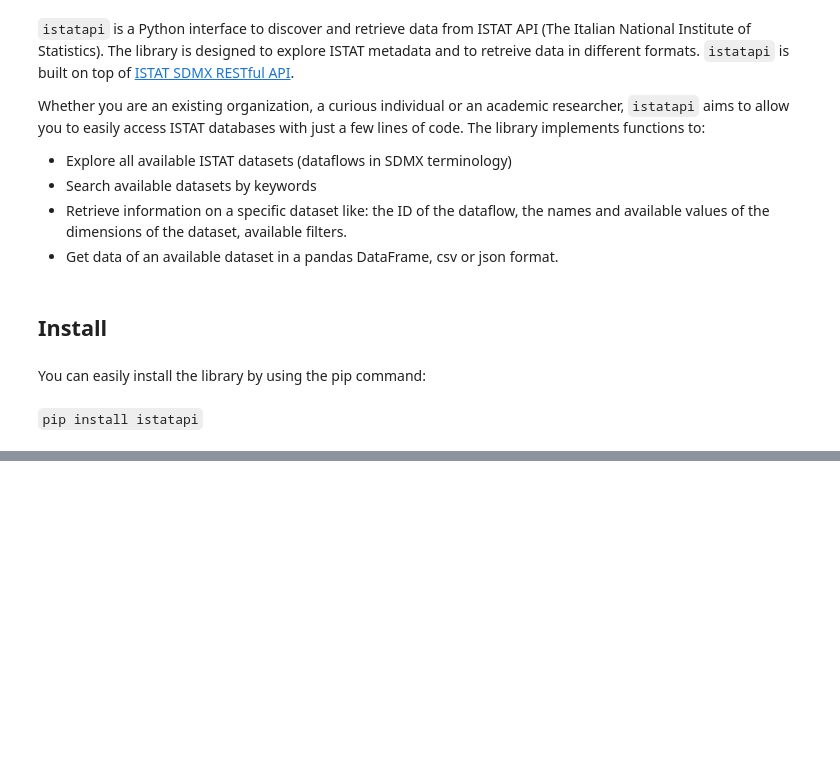
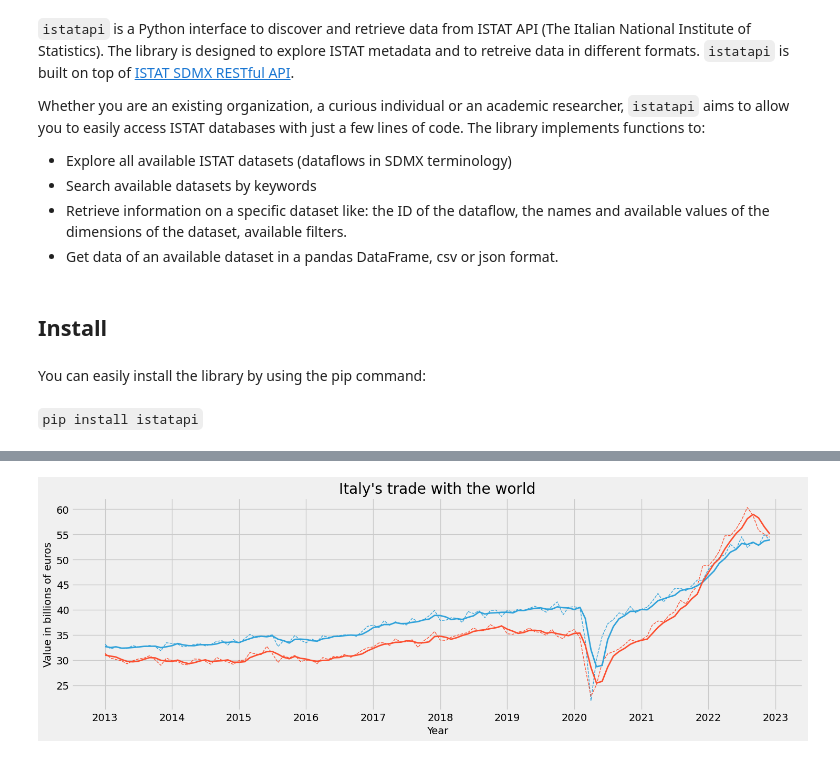
Before and after one commit to Attol8/istatapi, a Jupyter notebook: _proc/index.ipynb, the cells around one changed output, grey strips where cells are left out. Cells and saved outputs as stored; diff of their text form; code cells hidden in the pictures; blank space fills up the shorter version.

```diff
--- a/_proc/index.ipynb
+++ b/_proc/index.ipynb
@@ -30,0 +61,3 @@ With `istatapi` we can search through all the available datasets by simply using
+# %%
+# initialize the dataset and get its dimensions
+ds = discovery.DataSet(dataflow_identifier="139_176")
@@ -30,0 +92,6 @@ With `istatapi` we can search through all the available datasets by simply using
+# %%
+freq = "M" #monthly frequency
+tipo_dato = ["ISAV", "ESAV"] #imports and exports seasonally adjusted data
+paese_partner = "WORLD" #trade with all countries
+
+ds.set_filters(freq = freq, tipo_dato = tipo_dato, paese_partner = paese_partner)
@@ -30,0 +100,3 @@ With `istatapi` we can search through all the available datasets by simply using
+# %%
+trade_df = retrieval.get_data(ds)
+trade_df.head()
@@ -30,0 +112,71 @@ With `istatapi` we can search through all the available datasets by simply using
+# %%
+# set matplotlib themes
+plt.style.use('fivethirtyeight')
+plt.rcParams['figure.figsize'] = [16, 5]
+
+#fiveThirtyEight palette
+colors = ['#30a2da', '#fc4f30', '#e5ae38', '#6d904f', '#8b8b8b']
+
+# calculate moving averages for the plot
+trade_df["MA_3"] = trade_df.groupby("TIPO_DATO")["OBS_VALUE"].transform(
+    lambda x: x.rolling(window=3).mean()
+)
+
+#replace the "TIPO_DATO" column values with more meaningful labels
+trade_df["TIPO_DATO"] = trade_df["TIPO_DATO"].replace(
+    {"ISAV": "Imports", "ESAV": "Exports"}
+)
+
+# Plot the data
+after_2013 = trade_df["TIME_PERIOD"] >= "2013"
+is_ESAV = trade_df["TIPO_DATO"] == "Exports"
+is_ISAV = trade_df["TIPO_DATO"] == "Imports"
+
+exports = trade_df[is_ESAV & after_2013].rename(columns={"OBS_VALUE": "Exports", "MA_3": "Exports - three months moving average"})
+imports = trade_df[is_ISAV & after_2013].rename(columns={"OBS_VALUE": "Imports", "MA_3": "Imports - three months moving average"})
+
+plt.plot(
+    "TIME_PERIOD",
+    "Exports",
+    data=exports,
+    marker="",
+    linestyle="dashed",
+    color = colors[0],
+    linewidth=1
+)
+plt.plot(
+    "TIME_PERIOD",
+    "Imports",
+    data=imports,
+    marker="",
+    linestyle="dashed",
+    color = colors[1],
+    linewidth=1
+)
+plt.plot(
+    "TIME_PERIOD",
+    "Exports - three months moving average",
+    data=exports,
+    color = colors[0],
+    linewidth=2
+)
+plt.plot(
+    "TIME_PERIOD",
+    "Imports - three months moving average",
+    data=imports,
+    marker="",
+    color = colors[1],
+    linewidth=2
+)
+
+# add a title
+plt.title("Italy's trade with the world")
+
+# add a label to the x axis
+plt.xlabel("Year")
+
+# turn y scale from millions to billions (divide by a 1000), and add a label
+plt.ylabel("Value in billions of euros")
+plt.gca().yaxis.set_major_formatter(plt.FuncFormatter(lambda x, loc: "{:,}".format(int(x/1000))))
+# %% [output]
+[figure, added]
```
Also changed, not shown: parts of 18 cells of this notebook, 3 other files.
